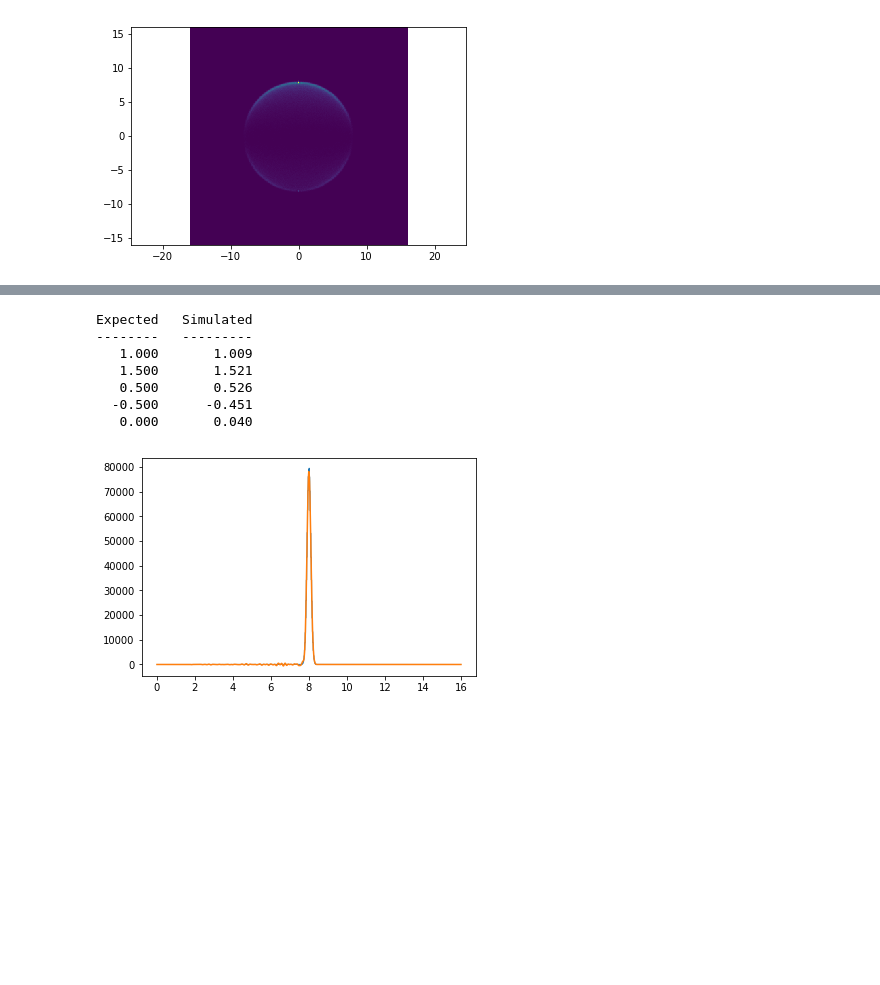
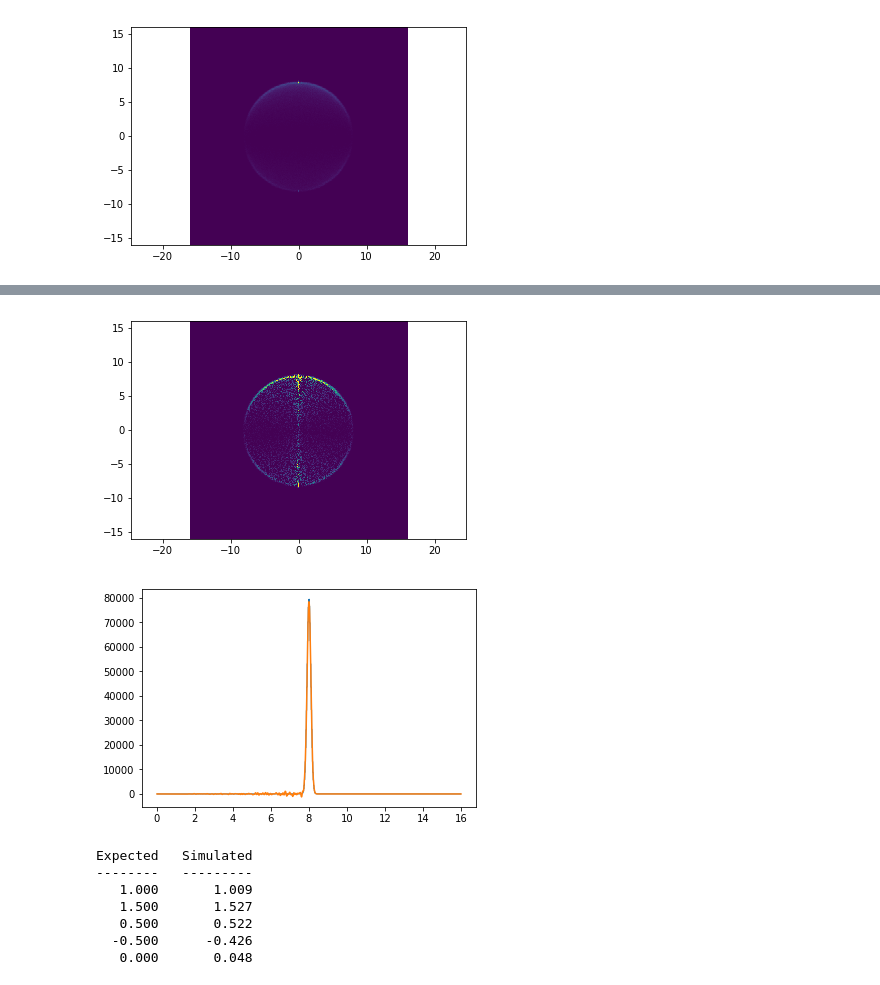
Before and after one commit to DaehyunPY/vmitools, a Jupyter notebook: demo/demo.ipynb, the cells around one changed output, grey strips where cells are left out. Cells and saved outputs as stored; diff of their text form; code cells hidden in the pictures; blank space fills up the shorter version.

```diff
--- a/demo/demo.ipynb
+++ b/demo/demo.ipynb
@@ -69,32 +117,43 @@ plt.show()
 # %%
+# Abel invert the image using vmitools
+dx = xedges[1:] - xedges[:-1]
+inverted = abel_inverse(img, xedges) * dx[:, None]  # shape: (rho, z)
+
+plt.figure()
+plt.pcolormesh(xedges, zedges, inverted.T)
+plt.axis("equal")
+plt.clim(0, 100)
+plt.show()
+
 # Transpose to other spaces
-sliced = interp(inverted, zedges, zedges)  # (rho, z) -> intensity
+sliced = interp(inverted, xedges, zedges)  # (rho, z) -> intensity
 redges, thedges = np.linspace(0, 16, 801), np.linspace(-np.pi, np.pi, 721)
 hist_indrdomega = tohist(
     transpose_to_drdomega(sliced), redges, thedges,
 )  # (r, th) -> intensity
 hist_indrdth = tohist(
     transpose_to_drdth(sliced), redges, thedges,
 )  # (r, th) -> intensity
 _, coeff, _ = finite_legendre_transform_in_theta(
     hist_indrdomega.sum(0), thedges, 6,
 )  # Shapes of returns: (n, r) (n, r) (n, th)
 
+plt.figure()
+plt.hist(np.linalg.norm([smp["x"], smp["y"], smp["z"]], axis=0), redges, histtype="step")
+plt.plot((redges[1:] + redges[:-1]) / 2, hist_indrdth.sum(1))
+plt.show()
+
 print("Expected   Simulated")
 print("--------   ---------")
 for expected, simulated in zip_longest(beta, coeff[1:]/coeff[0]):
     print(f"{expected if expected else 0:>8.3f}   {simulated:>9.3f}")
-
-plt.figure()
-plt.hist(np.linalg.norm([smp["x"], smp["y"], smp["z"]], axis=0), redges, histtype="step")
-plt.plot((redges[1:] + redges[:-1]) / 2, hist_indrdth.sum(1))
-plt.show()
 # %% [output]
+[figure, new version]
+[figure, added]
 Expected   Simulated
 --------   ---------
    1.000       1.009
-   1.500       1.521
-   0.500       0.526
-  -0.500      -0.451
-   0.000       0.040
+   1.500       1.527
+   0.500       0.522
+  -0.500      -0.426
+   0.000       0.048
-[figure, old version]
```
Also changed, not shown: parts of 4 cells of this notebook, 3 other files.
